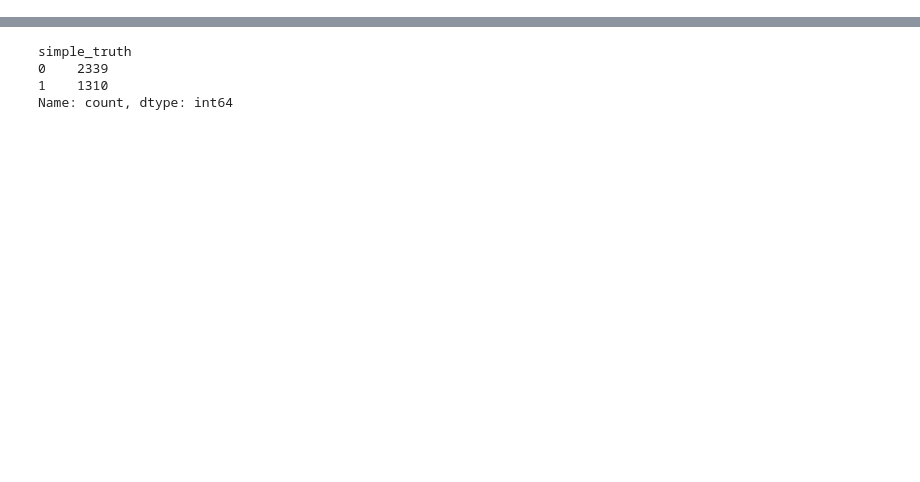
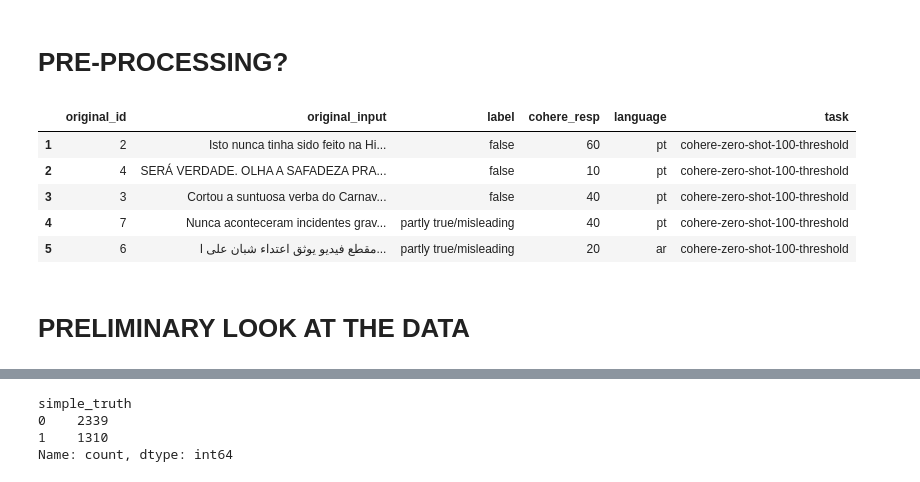
Before and after one commit to TheFloatingString/llm-misinfo-eval, a Jupyter notebook: notebooks/Additional Cohere Analysis.ipynb, the cells around one changed output, grey strips where cells are left out. Drawn from its saved outputs; the diff is of its cells as text; code cells hidden in the pictures; blank space fills up the shorter version.

```diff
--- a/notebooks/Additional Cohere Analysis.ipynb
+++ b/notebooks/Additional Cohere Analysis.ipynb
@@ -12,5 +14,7 @@ df_results0.head()
 | 2 | 4 | SERÁ VERDADE. OLHA A SAFADEZA PRA... | false | 10 | pt | cohere-zero-shot-100-threshold |
 | 3 | 3 | Cortou a suntuosa verba do Carnav... | false | 40 | pt | cohere-zero-shot-100-threshold |
 | 4 | 7 | Nunca aconteceram incidentes grav... | partly true/misleading | 40 | pt | cohere-zero-shot-100-threshold |
+# %% [markdown]
+# PRE-PROCESSING?
 # %%
 #remove other and complicated labels
@@ -18,3 +24,14 @@ df_results0.head()
+# %%
+df_results0.head()
+# %% [output]
+|  | original_id | original_input | label | cohere_resp | language | task |
+| 1 | 2 | Isto nunca tinha sido feito na Hi... | false | 60 | pt | cohere-zero-shot-100-threshold |
+| 2 | 4 | SERÁ VERDADE. OLHA A SAFADEZA PRA... | false | 10 | pt | cohere-zero-shot-100-threshold |
+| 3 | 3 | Cortou a suntuosa verba do Carnav... | false | 40 | pt | cohere-zero-shot-100-threshold |
+| 4 | 7 | Nunca aconteceram incidentes grav... | partly true/misleading | 40 | pt | cohere-zero-shot-100-threshold |
+| 5 | 6 | مقطع فيديو يوثق اعتداء شبان على ا... | partly true/misleading | 20 | ar | cohere-zero-shot-100-threshold |
+# %% [markdown]
+# PRELIMINARY LOOK AT THE DATA
 # %%
 df_results0.shape
 # %% [output]
```
Also changed, not shown: parts of 15 cells of this notebook.
